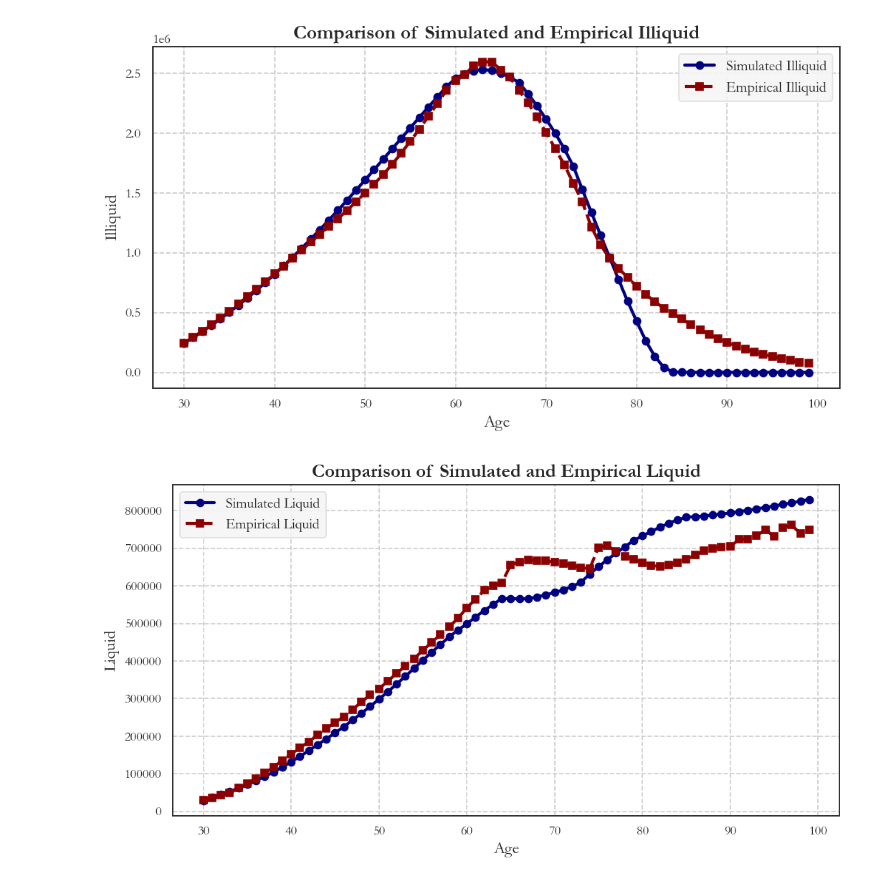
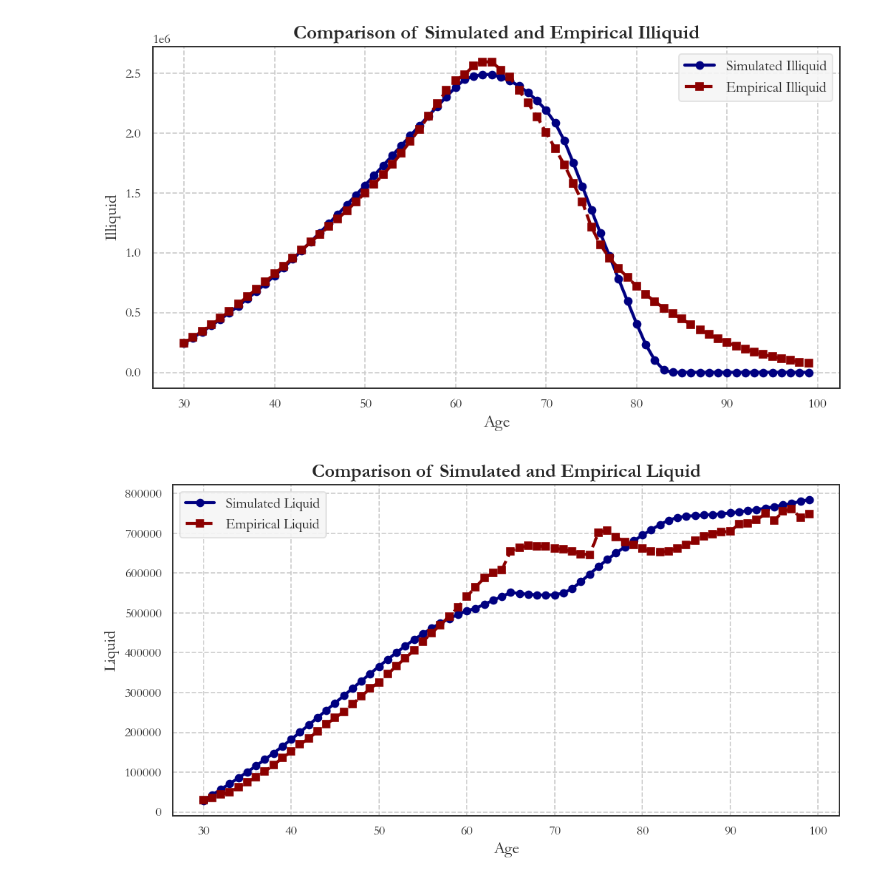
Before and after one commit to math869c/Design_retirement, a Jupyter notebook: estimation.ipynb, the cells around one changed output. Cells and saved outputs as stored; diff of their text form; code cells hidden in the pictures.

```diff
--- a/estimation.ipynb
+++ b/estimation.ipynb
@@ -106,7 +121,7 @@ theta_names = ("beta", "sigma", "gamma", "mu", "zeta", "beta_1", "gamma_1")
 
 # # theta_final = theta_init
 
-# theta_final = np.array([0.9654276064, 1.1439276735, 1.9252802098, 6.2333816952, 8.3062287571, 0.0500726898, 0.0000108413])
+theta_final = np.array([0.9659604340, 1.1485754314, 2.2880986224, 5.8585796481, 8.1357945824, 0.0471755387, 0.0000107107])
 
 for i, name in enumerate(theta_names):
     setattr(model.par, name, theta_final[i])
@@ -151,5 +166,5 @@ for key, (simulated, empirical) in a_dict.items():
-[figure, old version]
+[figure, new version]
-[figure, old version]
+[figure, new version]
 # %%
 plt.hist(sim.h[:, 37], bins = 50)
 # %% [output]
```
Also changed, not shown: parts of 7 cells of this notebook, 2 other files.
